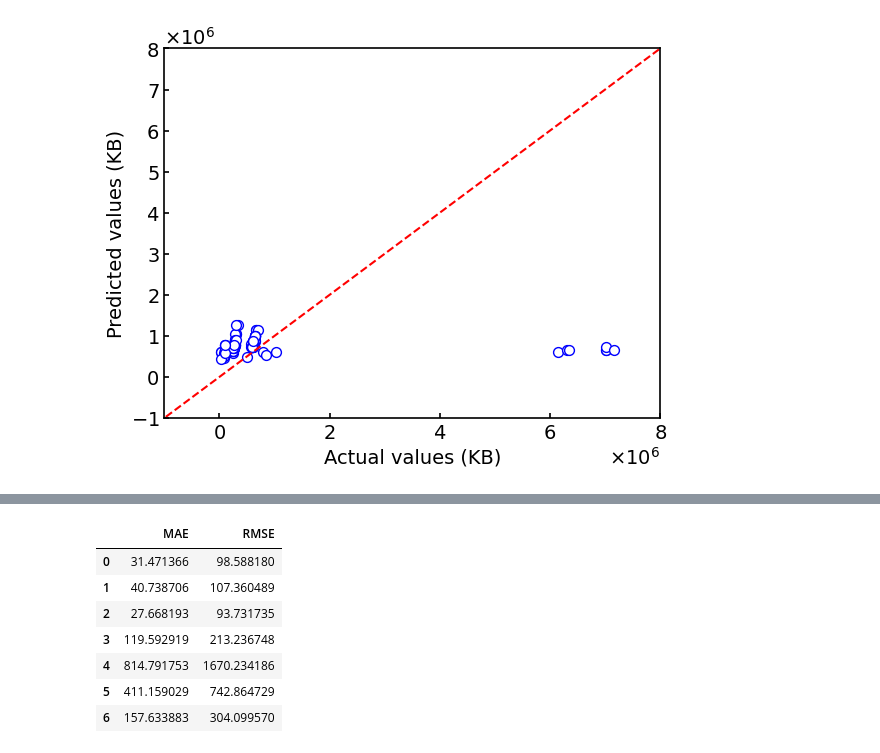
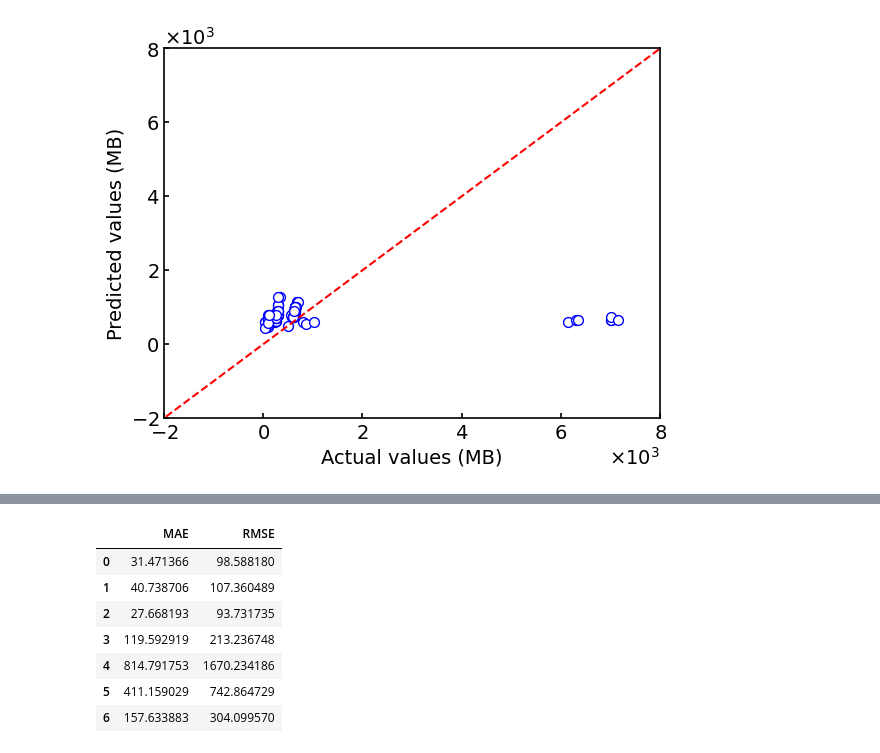
Before and after one commit to ITK13201/ml-dcs, a Jupyter notebook: ml-dcs/notebooks/evaluation_20241220/results/known_scenarios/memory-usage_CM.ipynb, the cells around one changed output, grey strips where cells are left out. Drawn from its saved outputs; the diff is of its cells as text; code cells hidden in the pictures.

```diff
--- a/ml-dcs/notebooks/evaluation_20241220/results/known_scenarios/memory-usage_CM.ipynb
+++ b/ml-dcs/notebooks/evaluation_20241220/results/known_scenarios/memory-usage_CM.ipynb
@@ -6,10 +6,10 @@ SIMPLE_INPUT_PATH = lambda algorithm: f"tmp/prod-results/results-20241220/202412
 GNN_INPUT_PATH_L1 = "tmp/prod-results/results-20241220/20241220_memory-usage/gnn-L1/20241219-062623/testing-result.json"
 GNN_INPUT_PATH_L2 = "tmp/prod-results/results-20241220/20241220_memory-usage/gnn-L2/20241219-064457/testing-result.json"
 GNN_INPUT_PATH_L3 = "tmp/prod-results/results-20241220/20241220_memory-usage/gnn-L3/20241219-072210/testing-result.json"
-X_LABEL = "Actual values (KB)"
-Y_LABEL = "Predicted values (KB)"
-ORDER_OF_MAG = 6
-LIM = (-1 * 10**ORDER_OF_MAG, 8 * 10**ORDER_OF_MAG)
+X_LABEL = "Actual values (MB)"
+Y_LABEL = "Predicted values (MB)"
+ORDER_OF_MAG = 3
+LIM = (-2 * 10**ORDER_OF_MAG, 8 * 10**ORDER_OF_MAG)
 SCENARIO = "CM"
 results_mae = []
 results_rmse = []
@@ -150,7 +148,7 @@ print(json.dumps({
 }))
 results_mae.append(data_model.mae)
 results_rmse.append(data_model.rmse)
-data = PredictionAccuracyGraphData.from_evaluation_result_class(data_model)
+data = PredictionAccuracyGraphData.from_evaluation_result_class_div1000(data_model)
 graph = Graph(
     data=data,
     x_label=X_LABEL,
@@ -166,5 +164,5 @@ util.show()
 {"mae": 814791.7531565657, "rmse": 1670234.1855225551}
-[figure, old version]
+[figure, new version]
 # %%
 from ml_dcs.domain.graph import PredictionAccuracyGraphData, Graph
 from ml_dcs.internal.graph.graph import GraphUtil
```
Also changed, not shown: parts of 8 cells of this notebook, 1 other file.
